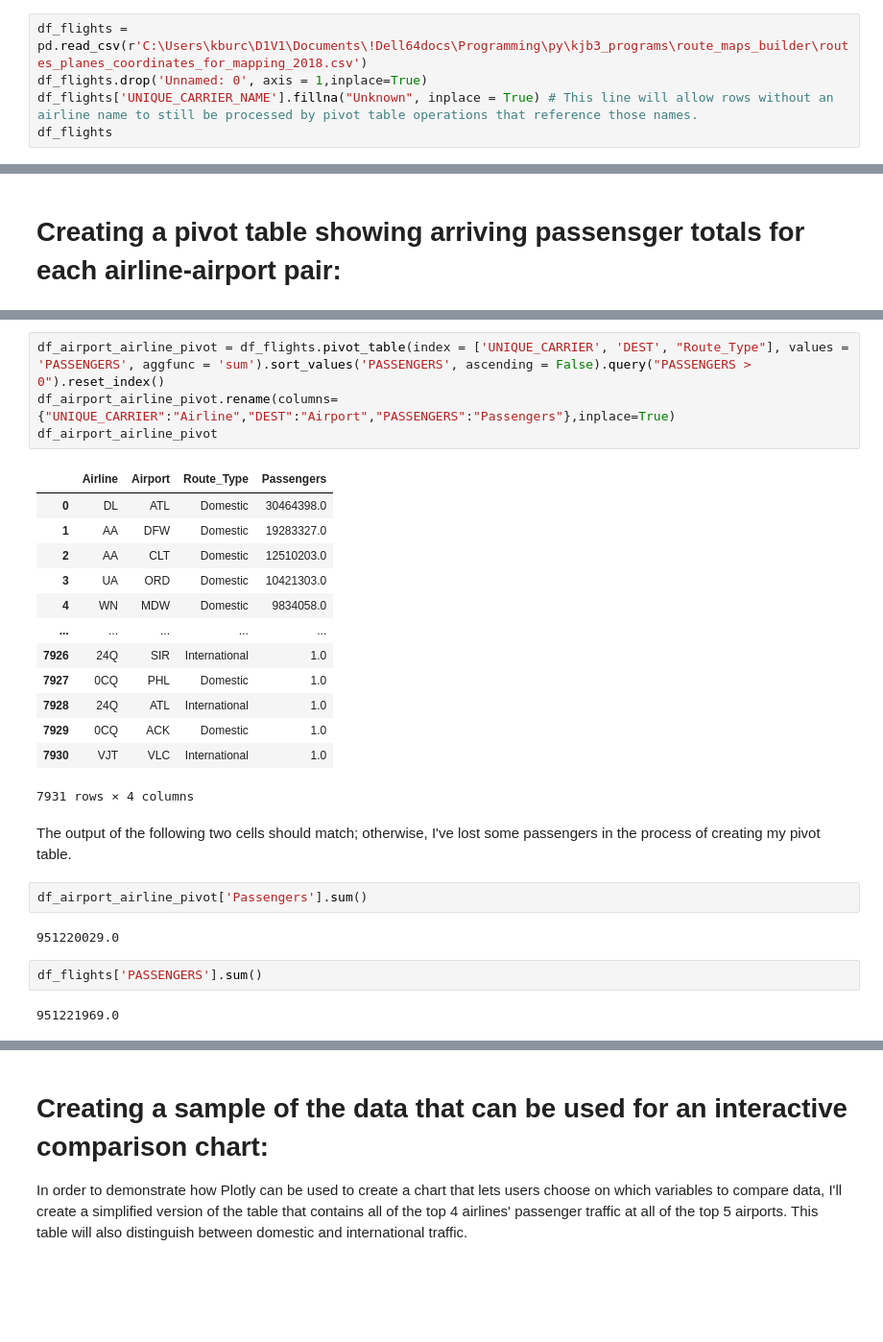
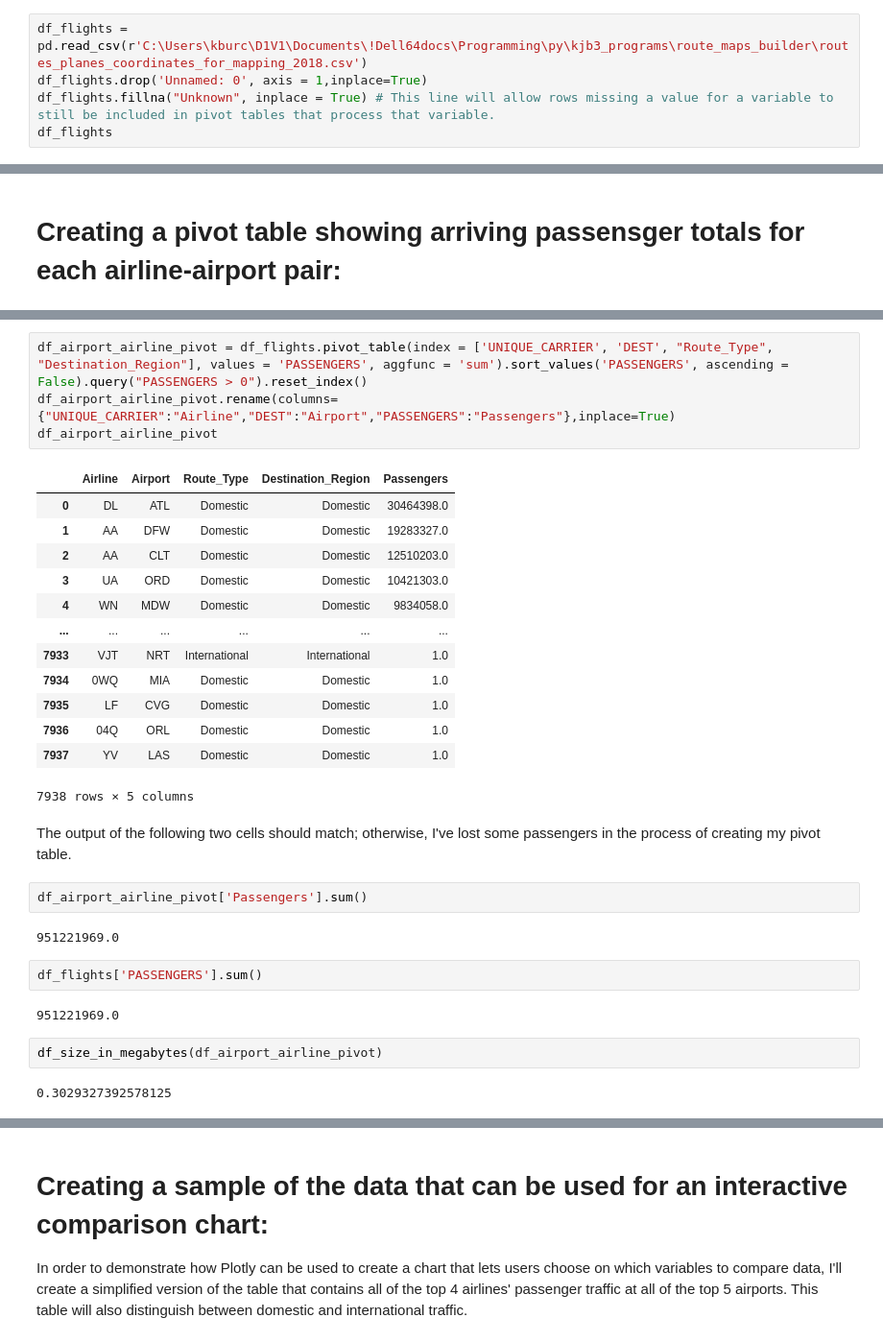
Before and after one commit to kburchfiel/kburchfiel-dash-plotly-demo, a Jupyter notebook: elephantsql_database_builder.ipynb, the cells around one changed output, grey strips where cells are left out. Shown: that part at 96% size. Cells and saved outputs as stored; diff of their text form; blank space fills up the shorter version.

```diff
--- a/elephantsql_database_builder.ipynb
+++ b/elephantsql_database_builder.ipynb
@@ -34,7 +38,7 @@ pd.set_option('display.max_columns', 100)
 # %%
 df_flights = pd.read_csv(r'C:\Users\kburc\D1V1\Documents\!Dell64docs\Programming\py\kjb3_programs\route_maps_builder\routes_planes_coordinates_for_mapping_2018.csv')
 df_flights.drop('Unnamed: 0', axis = 1,inplace=True)
-df_flights['UNIQUE_CARRIER_NAME'].fillna("Unknown", inplace = True) # This line will allow rows without an airline name to still be processed by pivot table operations that reference those names.
+df_flights.fillna("Unknown", inplace = True) # This line will allow rows missing a value for a variable to still be included in pivot tables that process that variable.
 df_flights
 # %% [output]
 |  | DEPARTURES_SCHEDULED | DEPARTURES_PERFORMED | PAYLOAD | SEATS | PASSENGERS | FREIGHT | MAIL | DISTANCE | ... |
@@ -395,31 +433,35 @@ df_top_20_airlines_pivot.to_sql("top_20_airlines_by_passengers_2018",if_exists =
 # %%
-df_airport_airline_pivot = df_flights.pivot_table(index = ['UNIQUE_CARRIER', 'DEST', "Route_Type"], values = 'PASSENGERS', aggfunc = 'sum').sort_values('PASSENGERS', ascending = False).query("PASSENGERS > 0").reset_index()
+df_airport_airline_pivot = df_flights.pivot_table(index = ['UNIQUE_CARRIER', 'DEST', "Route_Type", "Destination_Region"], values = 'PASSENGERS', aggfunc = 'sum').sort_values('PASSENGERS', ascending = False).query("PASSENGERS > 0").reset_index()
 df_airport_airline_pivot.rename(columns={"UNIQUE_CARRIER":"Airline","DEST":"Airport","PASSENGERS":"Passengers"},inplace=True)
 df_airport_airline_pivot
 # %% [output]
-|  | Airline | Airport | Route_Type | Passengers |
-| 0 | DL | ATL | Domestic | 30464398.0 |
-| 1 | AA | DFW | Domestic | 19283327.0 |
-| 2 | AA | CLT | Domestic | 12510203.0 |
-| 3 | UA | ORD | Domestic | 10421303.0 |
-| 4 | WN | MDW | Domestic | 9834058.0 |
-| ... | ... | ... | ... | ... |
-| 7926 | 24Q | SIR | International | 1.0 |
-| 7927 | 0CQ | PHL | Domestic | 1.0 |
-| 7928 | 24Q | ATL | International | 1.0 |
-| 7929 | 0CQ | ACK | Domestic | 1.0 |
-| 7930 | VJT | VLC | International | 1.0 |
+|  | Airline | Airport | Route_Type | Destination_Region | Passengers |
+| 0 | DL | ATL | Domestic | Domestic | 30464398.0 |
+| 1 | AA | DFW | Domestic | Domestic | 19283327.0 |
+| 2 | AA | CLT | Domestic | Domestic | 12510203.0 |
+| 3 | UA | ORD | Domestic | Domestic | 10421303.0 |
+| 4 | WN | MDW | Domestic | Domestic | 9834058.0 |
+| ... | ... | ... | ... | ... | ... |
+| 7933 | VJT | NRT | International | International | 1.0 |
+| 7934 | 0WQ | MIA | Domestic | Domestic | 1.0 |
+| 7935 | LF | CVG | Domestic | Domestic | 1.0 |
+| 7936 | 04Q | ORL | Domestic | Domestic | 1.0 |
+| 7937 | YV | LAS | Domestic | Domestic | 1.0 |
-7931 rows × 4 columns
+7938 rows × 5 columns
 # %% [markdown]
 The output of the following two cells should match; otherwise, I've lost some passengers in the process of creating my pivot table.
 # %%
 df_airport_airline_pivot['Passengers'].sum()
 # %% [output]
-951220029.0
+951221969.0
 # %%
 df_flights['PASSENGERS'].sum()
 # %% [output]
 951221969.0
+# %%
+df_size_in_megabytes(df_airport_airline_pivot)
+# %% [output]
+0.3029327392578125
 # %%
 df_airport_airline_pivot.to_csv('airport_airline_pairs_2018.csv', index = False)
 df_airport_airline_pivot.to_sql('airline_airport_pairs_2018', if_exists = 'replace', con = elephantsql_engine, index = False)
```
Also changed, not shown: parts of 14 cells of this notebook, 7 other files.
